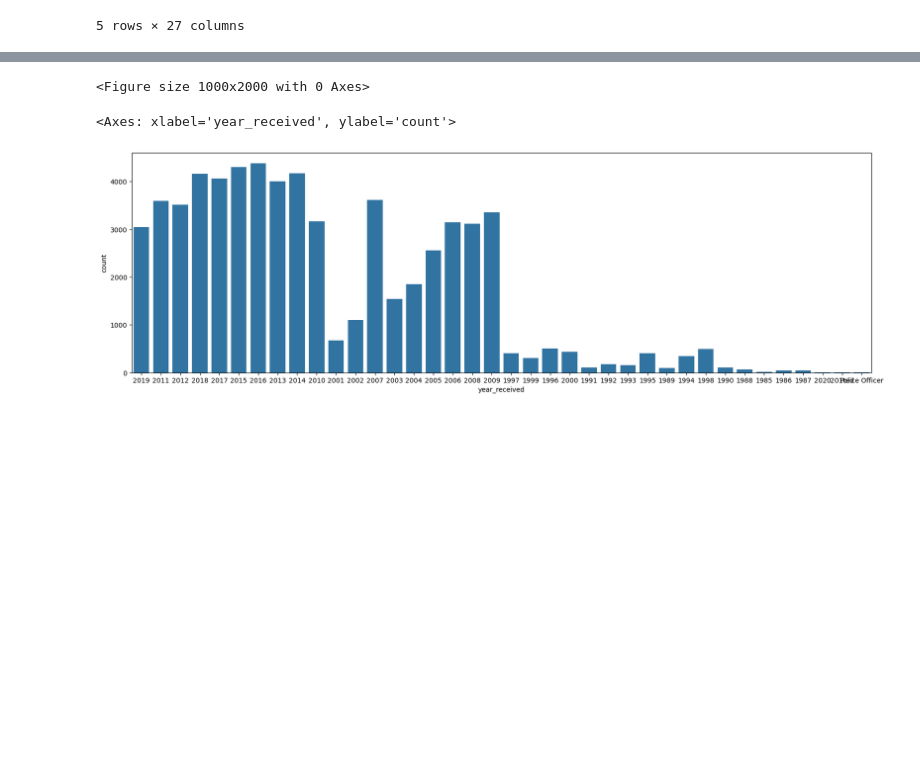
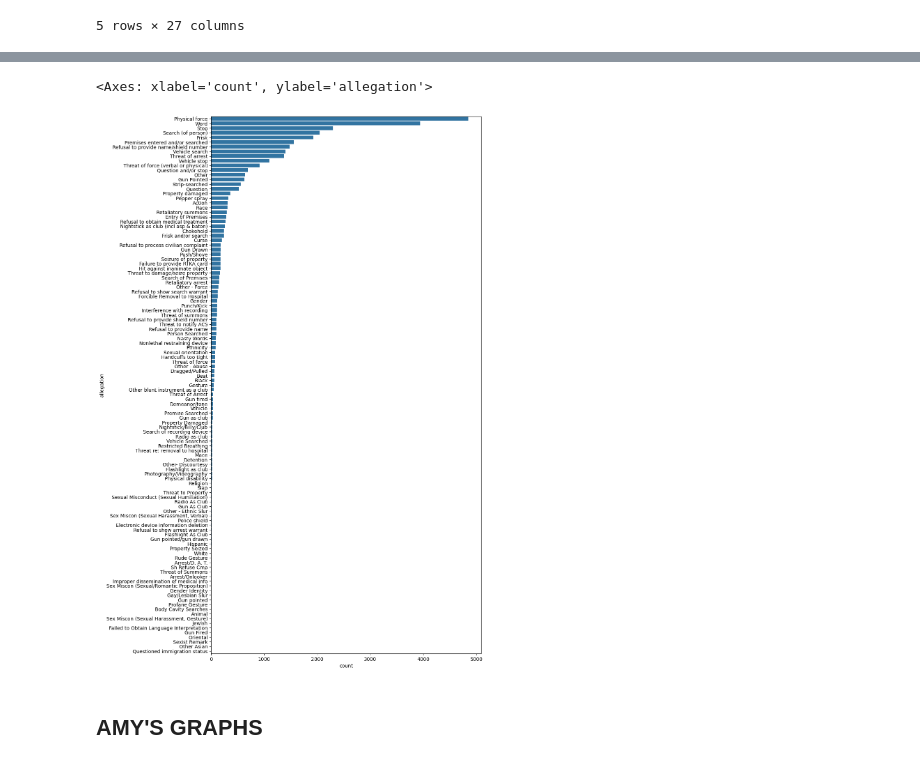
Before and after one commit to vmlau/DSC106_Project2, a Jupyter notebook: project_2.ipynb, the cells around one changed output, grey strips where cells are left out. Saved outputs shown, nothing was run; the diff lists cells and outputs as text; code cells hidden in the pictures; blank space fills up the shorter version.

```diff
--- a/project_2.ipynb
+++ b/project_2.ipynb
@@ -181,14 +165,10 @@ Name: count, dtype: int64
 # %%
 #uncomment to see allegation countplot sorted in descending order
 plt.figure(figsize=(10, 20))
 allegation_order = data['allegation'].value_counts().index
-#sns.countplot(y='allegation', data=data, order=allegation_order)
+sns.countplot(y='allegation', data=data, order=allegation_order)
 # %% [output]
-<Figure size 1000x2000 with 0 Axes>
+<Axes: xlabel='count', ylabel='allegation'>
+[figure, added]
-# %%
-#must finish data cleaning first
-plt.figure(figsize=(20, 6))
-sns.countplot(x='year_received', data=data)
-# %% [output]
-<Axes: xlabel='year_received', ylabel='count'>
-[figure, removed]
+# %% [markdown]
+## **AMY'S GRAPHS** ##
```
Also changed, not shown: parts of 17 cells of this notebook.
